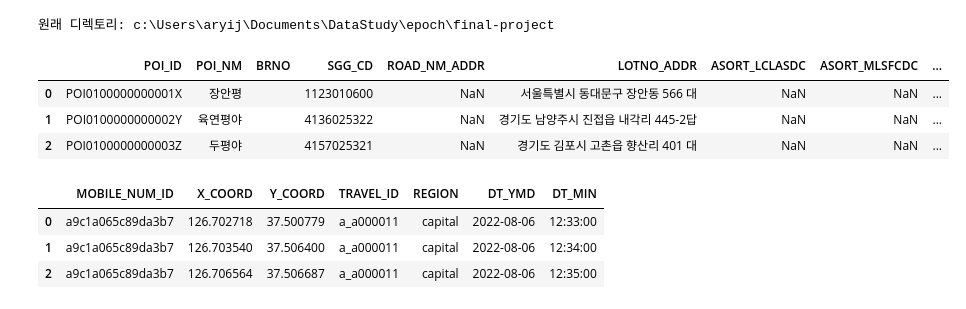
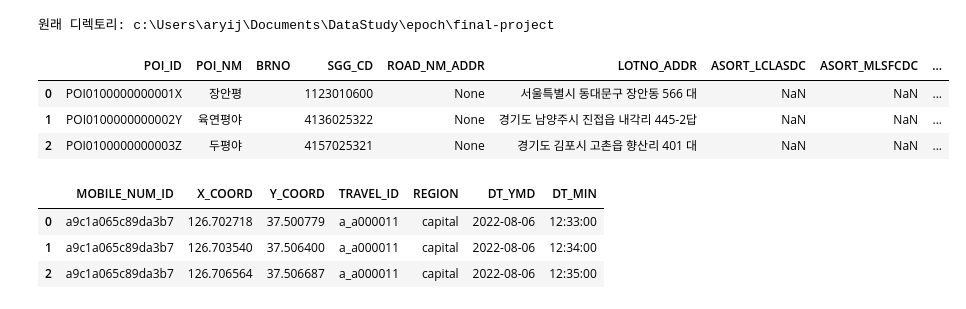
Before and after one commit to DencingParty/travel-data-engineering, a Jupyter notebook: one_week_data_for_test.ipynb, the cells around one changed output. Drawn from its saved outputs; the diff is of its cells as text; code cells hidden in the pictures.

```diff
--- a/one_week_data_for_test.ipynb
+++ b/one_week_data_for_test.ipynb
@@ -22,13 +22,14 @@ print(f"원래 디렉토리: {original_directory}")
 원래 디렉토리: c:\Users\aryij\Documents\DataStudy\epoch\final-project
 # %%
 # poi 데이터는 날짜 컬럼 없음
-poi_df = pd.read_csv(os.path.join("data","aihub", "metadata", "tn_poi_master_POIMaster_all.csv"))
+# poi_df = pd.read_csv(os.path.join("data","aihub", "metadata", "tn_poi_master_POIMaster_all.csv"))
+poi_df = pd.read_parquet(os.path.join("data","aihub", "metadata", "tn_poi_master_POIMaster_all.parquet"))
 poi_df.head(3)
 # %% [output]
 |  | POI_ID | POI_NM | BRNO | SGG_CD | ROAD_NM_ADDR | LOTNO_ADDR | ASORT_LCLASDC | ASORT_MLSFCDC | ... |
-| 0 | POI0100000000001X | 장안평 |  | 1123010600 | NaN | 서울특별시 동대문구 장안동 566 대 | NaN | NaN | ... |
-| 1 | POI0100000000002Y | 육연평야 |  | 4136025322 | NaN | 경기도 남양주시 진접읍 내각리 445-2답 | NaN | NaN | ... |
-| 2 | POI0100000000003Z | 두평야 |  | 4157025321 | NaN | 경기도 김포시 고촌읍 향산리 401 대 | NaN | NaN | ... |
+| 0 | POI0100000000001X | 장안평 |  | 1123010600 | None | 서울특별시 동대문구 장안동 566 대 | NaN | NaN | ... |
+| 1 | POI0100000000002Y | 육연평야 |  | 4136025322 | None | 경기도 남양주시 진접읍 내각리 445-2답 | NaN | NaN | ... |
+| 2 | POI0100000000003Z | 두평야 |  | 4157025321 | None | 경기도 김포시 고촌읍 향산리 401 대 | NaN | NaN | ... |
 # %%
 path_parquet_22 = os.path.join("data", "aihub", "2022", "total_combined", "gps_data_parquet", "total_gps_2022.parquet")
 path_parquet_23 = os.path.join("data", "aihub", "2023", "total_combined", "gps_data_parquet", "total_gps_2023.parquet")
```
Also changed, not shown: parts of 20 cells of this notebook, 2 other files.
